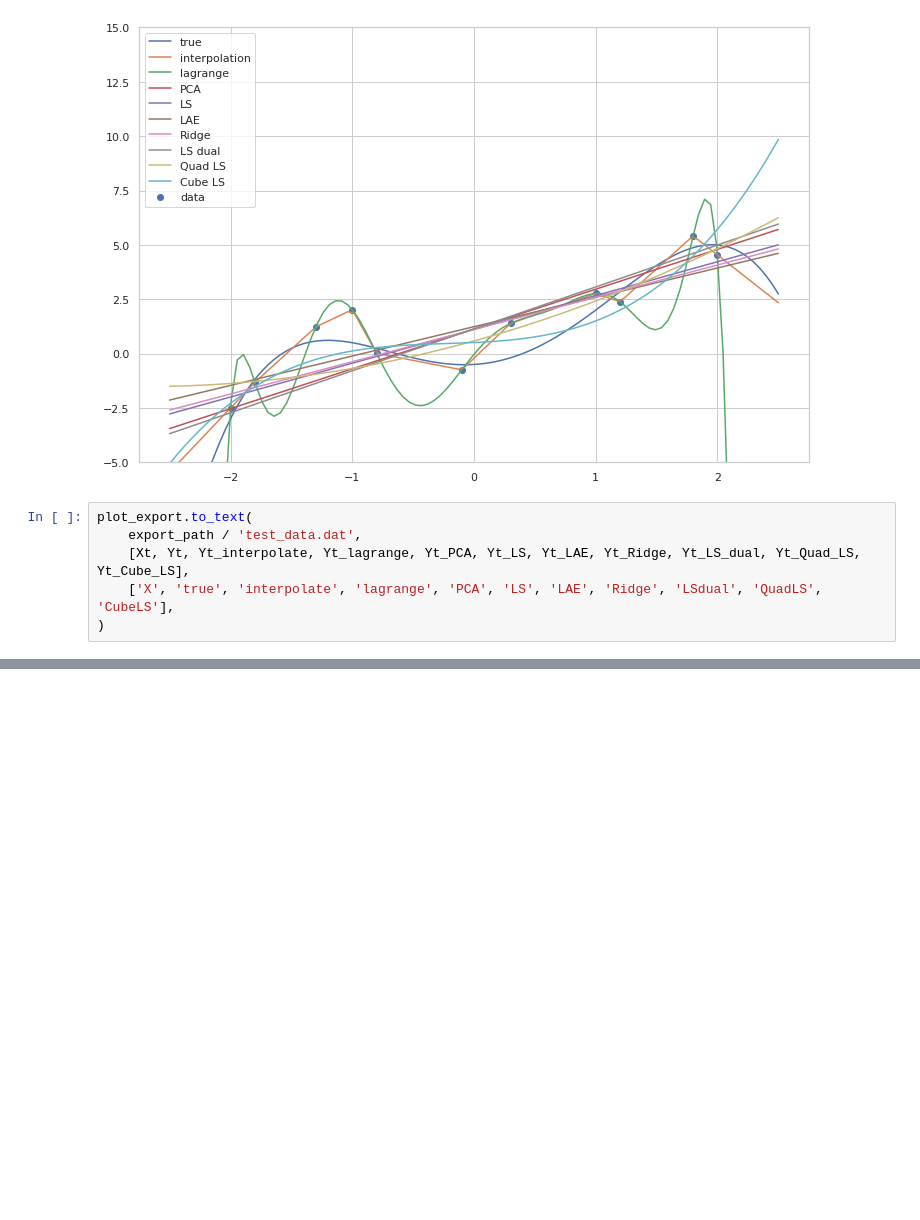
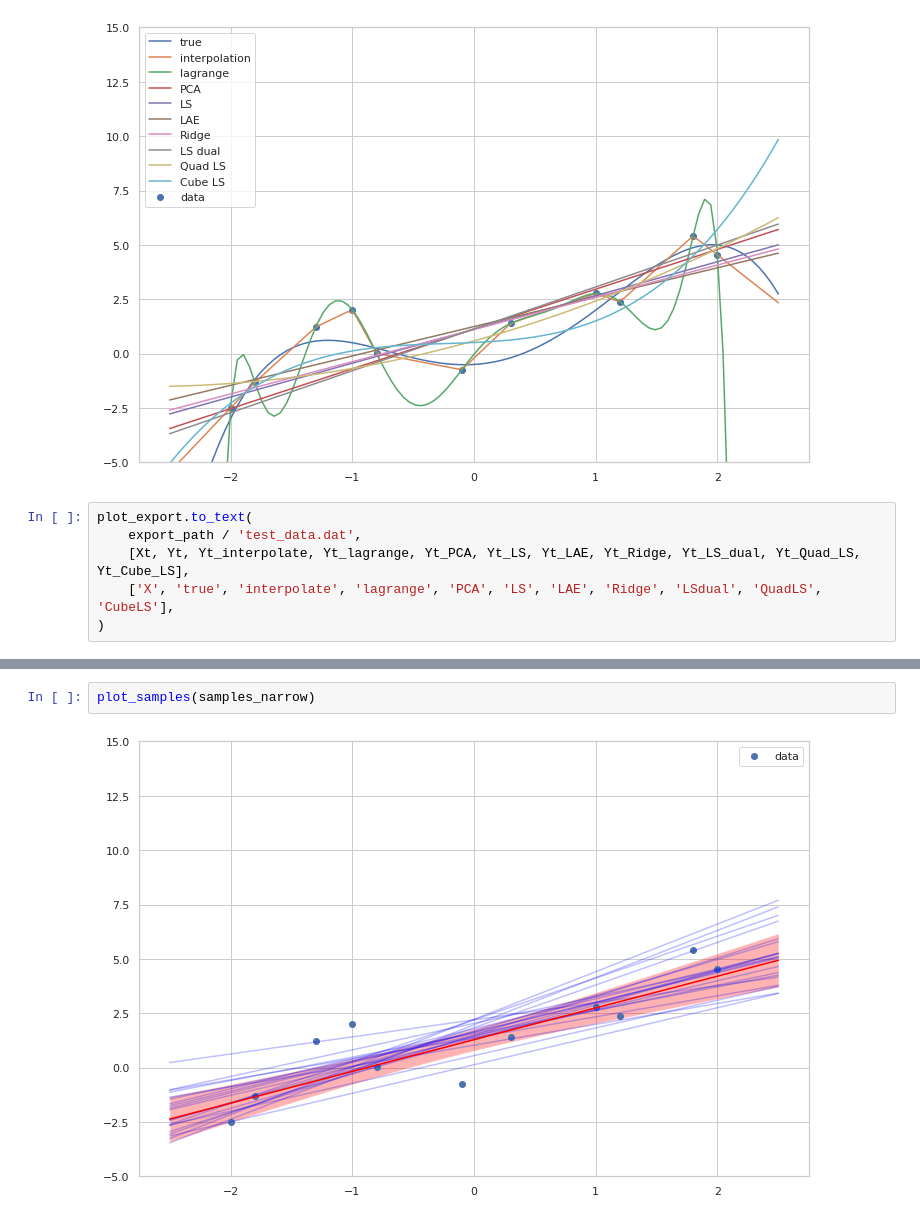
Before and after one commit to mrksr/phd-thesis, a Jupyter notebook: notebooks/10_polynomial_interpolation.ipynb, the cells around one changed output, grey strips where cells are left out. Saved outputs shown, nothing was run; the diff lists cells and outputs as text; blank space fills up the shorter version.

```diff
--- a/notebooks/10_polynomial_interpolation.ipynb
+++ b/notebooks/10_polynomial_interpolation.ipynb
@@ -199,0 +311,4 @@ plot_export.to_text(
+# %%
+plot_samples(samples_narrow)
+# %% [output]
+[figure, added]
```
Also changed, not shown: parts of 12 cells of this notebook, 8 other files.
